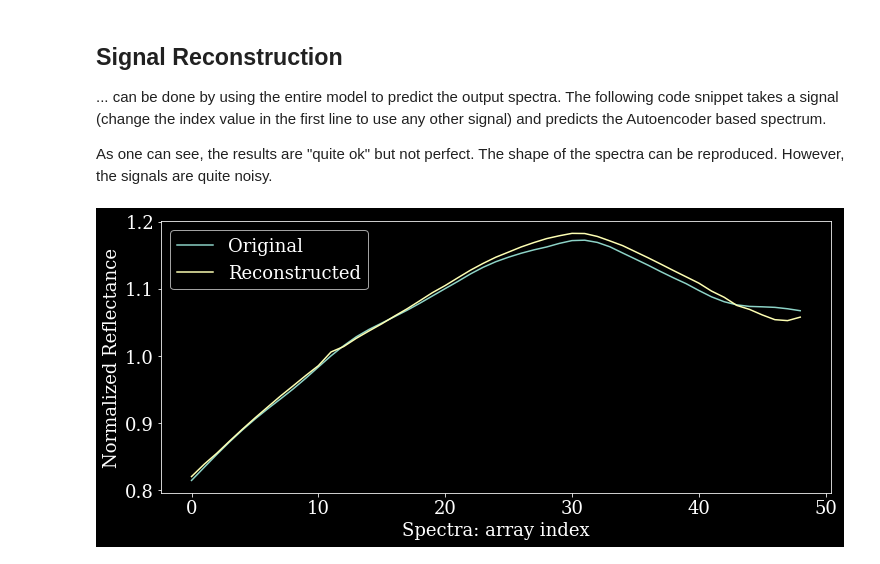
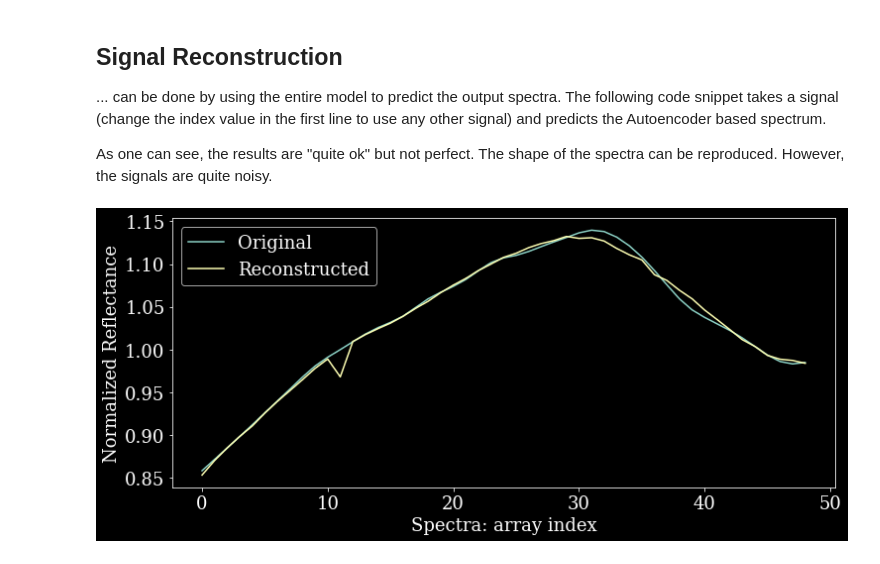
Before and after one commit to ThomasAlbin/Astroniz-YT-Tutorials, a Jupyter notebook: [ML1]-Asteroid-Spectra/11_dl_autoencoder_reconstruction.ipynb, the cells around one changed output. Cells and saved outputs as stored; diff of their text form; code cells hidden in the pictures.

```diff
--- a/[ML1]-Asteroid-Spectra/11_dl_autoencoder_reconstruction.ipynb
+++ b/[ML1]-Asteroid-Spectra/11_dl_autoencoder_reconstruction.ipynb
@@ -45,28 +50,12 @@ asteroids_df = pd.read_pickle(os.path.join(core_path, "data/lvl2/", "asteroids.p
 # Allocate the spectra to one array and the classes to another one
 asteroids_X = np.array([k["Reflectance_norm550nm"].tolist() for k in asteroids_df["SpectrumDF"]])
 asteroids_y = np.array(asteroids_df["Main_Group"].to_list())
+asteroids_y_bus = np.array(asteroids_df["Bus_Class"].to_list())
 # %% [markdown]
 ## ShuffleSplit
 
 Although we do not conduct a classification ML experiment, we still consider the distribution of the classes to train our network properly.
 # %%
-# We need to encode our string-based labels to either a sparse representation (class C becomes 0,
-# S becomes 1, etc.) or to One-Hot-Encoding (e.g., C becomes [1, 0, 0, 0], S becomes [0, 1, 0, 0]
-# and so on.
-
-# Please note: a better way to create models that can be used in production, encoding shall be
-# stored e.g., in a json file. Otherwise one needs to store the encoding class (otherwise the
-# encoding - decoding information is gone!!!)
-label_encoder = preprocessing.OneHotEncoder(sparse=True)
-asteroids_oh_y = label_encoder.fit_transform(asteroids_y.reshape(-1,1)).toarray()
-
-# OK how are things encoded?
-oh_init = [1, 0, 0, 0]
-for n in range(4):
-    oh_class = oh_init[-n:] + oh_init[:-n]
-    org_class = label_encoder.inverse_transform([oh_class])
-    print(f"One-Hot-Vector {oh_class} corresponds to the Main Group: {org_class[0][0]}")
-
 # In this example we create a single test-training split with a ratio of 0.8 / 0.2
 sss = StratifiedShuffleSplit(n_splits=1, test_size=0.2)
 
@@ -74,4 +63,5 @@ sss = StratifiedShuffleSplit(n_splits=1, test_size=0.2)
 for train_index, test_index in sss.split(asteroids_X, asteroids_y):
 
     X_train, X_test = asteroids_X[train_index], asteroids_X[test_index]
-    y_train, y_test = asteroids_oh_y[train_index], asteroids_oh_y[test_index]
+    y_train, y_test = asteroids_y[train_index], asteroids_y[test_index]
+    y_train_bus, y_test_bus = asteroids_y_bus[train_index], asteroids_y_bus[test_index]
@@ -119,10 +104,10 @@ def create_model():
 
     # Conv Layers (we won't be using maxpooling, since the dimensionaliy is 49 and we do not
     # alter the data in our example
-    hidden_layer = keras.layers.Conv1D(filters=8,
+    hidden_layer = keras.layers.Conv1D(filters=16,
                                        activation="relu",
                                        kernel_size=3, padding="same")(input_layer)
-    hidden_layer = keras.layers.Conv1D(filters=16,
+    hidden_layer = keras.layers.Conv1D(filters=32,
                                        activation="relu",
                                        kernel_size=3, padding="same")(hidden_layer)
 
@@ -131,16 +116,16 @@ def create_model():
     bottleneck_lay = keras.layers.Dense(n_bottleneck)(bottleneck_lay)
 
     # The original shape must be restored and reshaped accordingly
-    reset_lay = keras.layers.Dense(49*16)(bottleneck_lay)
-    reshape_lay = keras.layers.Reshape((49, 16))(reset_lay)
+    reset_lay = keras.layers.Dense(49*32)(bottleneck_lay)
+    reshape_lay = keras.layers.Reshape((49, 32))(reset_lay)
 
     # First and second hidden decoder layers
-    hidden_layer = keras.layers.Conv1DTranspose(filters=16,
+    hidden_layer = keras.layers.Conv1DTranspose(filters=32,
                                                 kernel_size=3,
                                                 strides=1,
                                                 activation="relu",
                                                 padding="same")(reshape_lay)
-    hidden_layer = keras.layers.Conv1DTranspose(filters=8,
+    hidden_layer = keras.layers.Conv1DTranspose(filters=16,
                                                 kernel_size=3,
                                                 strides=1,
                                                 activation="relu",
@@ -158,7 +143,7 @@ def create_model():
     # We return the model and the encoder
     return model, encoder_model
 
-model, _ = create_model()
+model, encoder_model = create_model()
 
 # Compile the model and use a regression loss function
 model.compile(optimizer='adam', loss='mse')
@@ -226,24 +211,24 @@ plt.show()
 As one can see, the results are "quite ok" but not perfect. The shape of the spectra can be reproduced. However, the signals are quite noisy.
 # %%
 # Which index shall be displayed?
-index_val = 100
+index_val = 5
 
 # Original signal
 org_signal = scaler.inverse_transform(X_train_scaled[index_val].reshape(1, -1))[0]
 # Reconstructed signal
 rec_signal = scaler.inverse_transform(model.predict(X_train_scaled)[index_val].reshape(1, -1))[0]
 
 # plot the training and reconstructed data
 plt.figure(figsize=(12,5))
 plt.plot(org_signal, label='Original')
 plt.plot(rec_signal, label='Reconstructed')
 
 # Add legend and labels
 plt.legend()
 plt.xlabel("Spectra: array index")
 plt.ylabel("Normalized Reflectance")
 
 # ... aaaaand plot!
 plt.show()
 # %% [output]
-[figure, old version]
+[figure, new version]
```
Also changed, not shown: parts of 8 cells of this notebook.
